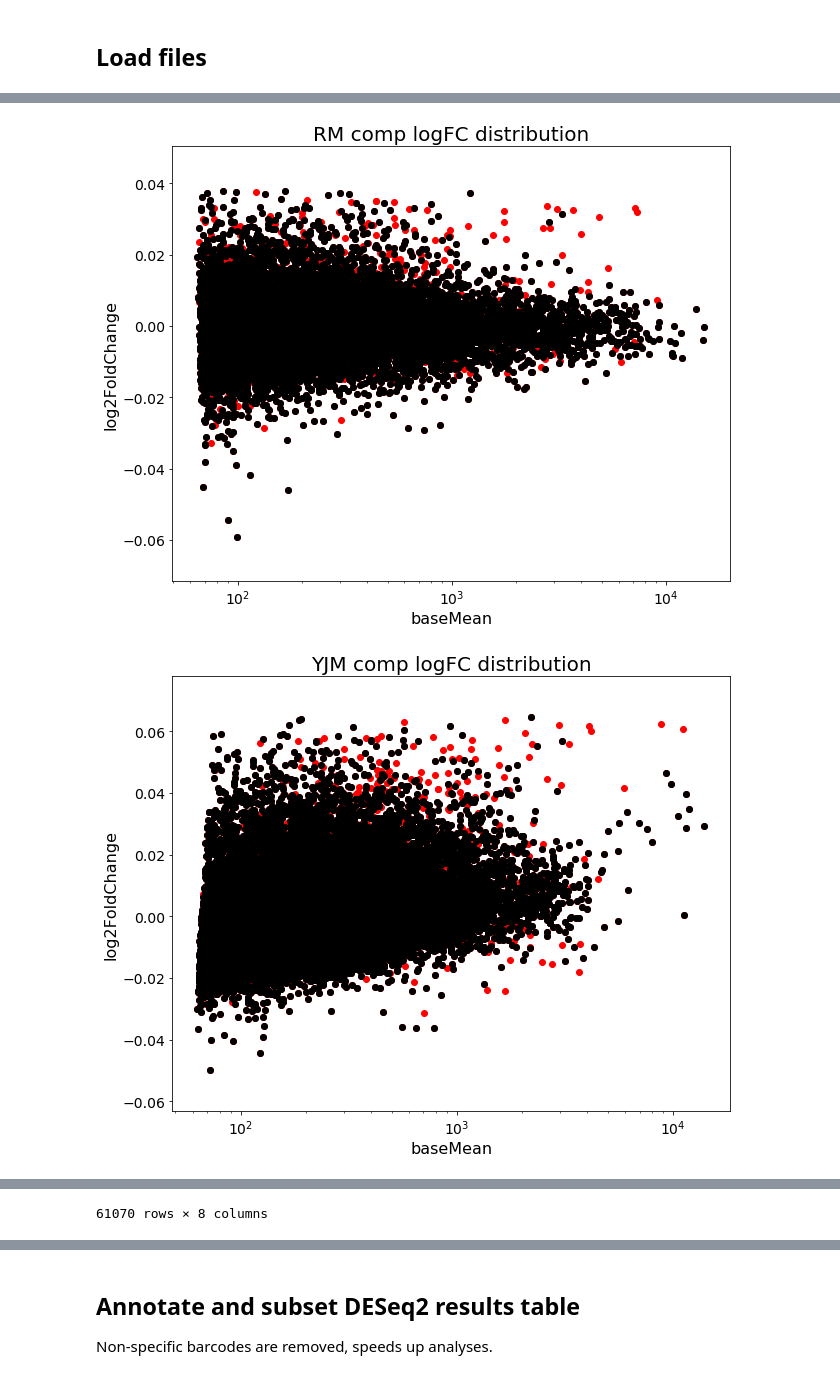
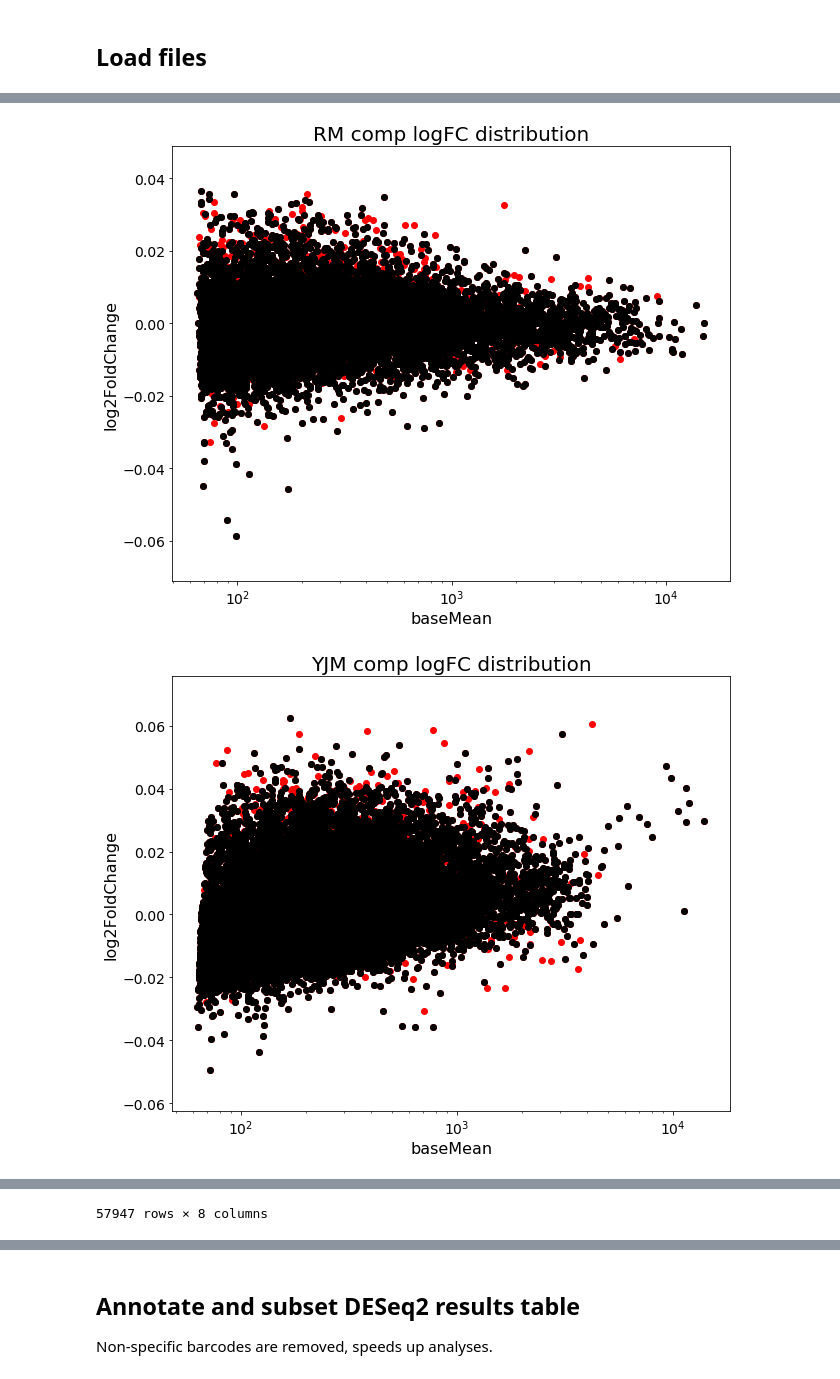
Before and after one commit to roy-ang/crispey3-epistasis, a Jupyter notebook: notebooks/analysis/crispey3-measure-fitness.ipynb, the cells around one changed output, grey strips where cells are left out. Saved outputs shown, nothing was run; the diff lists cells and outputs as text; code cells hidden in the pictures.

```diff
--- a/notebooks/analysis/crispey3-measure-fitness.ipynb
+++ b/notebooks/analysis/crispey3-measure-fitness.ipynb
@@ -160,8 +160,8 @@ for file in deseq_results_list:
     fig, ax = plt.subplots(figsize=(10,8))
     ax.scatter('baseMean', 'log2FoldChange', data=df, c='r')
 
-    # keep oligos represented by 2 or more barcodes
-    df = df.groupby('barcode_id').filter(lambda x: len(x)>=2)
+    # keep oligos represented by 3 or more barcodes
+    df = df.groupby('barcode_id').filter(lambda x: len(x)>=3)
 
     # remove outlier barcodes for each oligo
     df = df.groupby('barcode_id').apply(robust_outlier_removal).reset_index(level=0, drop=True)
@@ -188,2 +188,2 @@ display(deseq_results_df)
-[figure, old version]
+[figure, new version]
-[figure, old version]
+[figure, new version]
@@ -204,4 +204,4 @@ display(deseq_results_df)
-61070 rows × 8 columns
+57947 rows × 8 columns
 # %%
 # check number of barcodes filtered
 for file in deseq_results_list:
```
Also changed, not shown: parts of 13 cells of this notebook.
